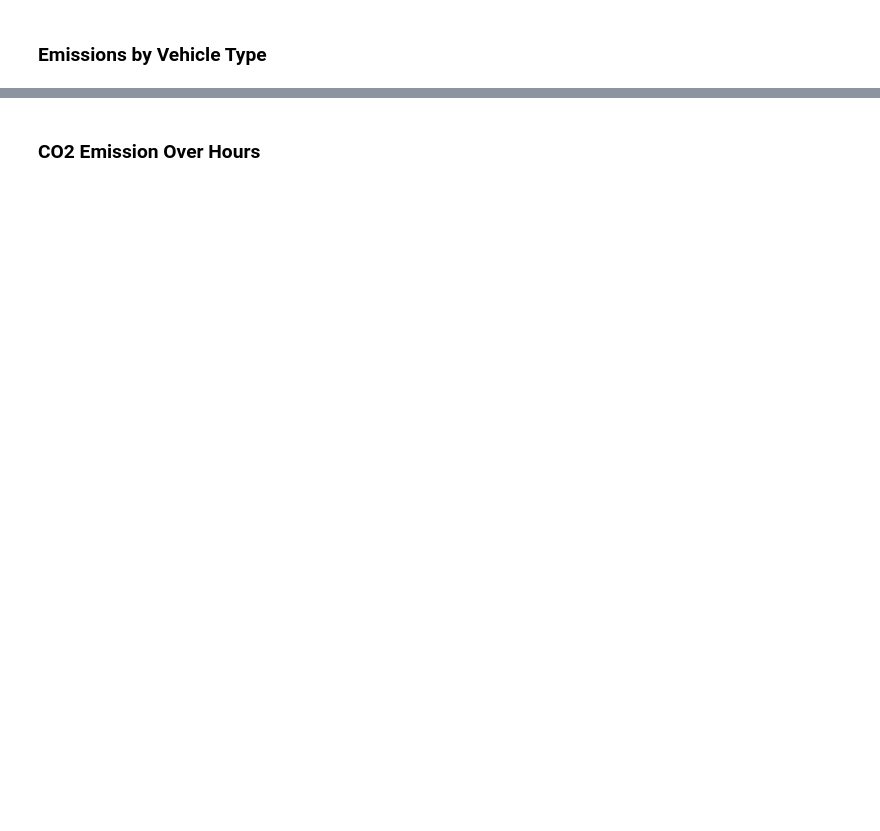
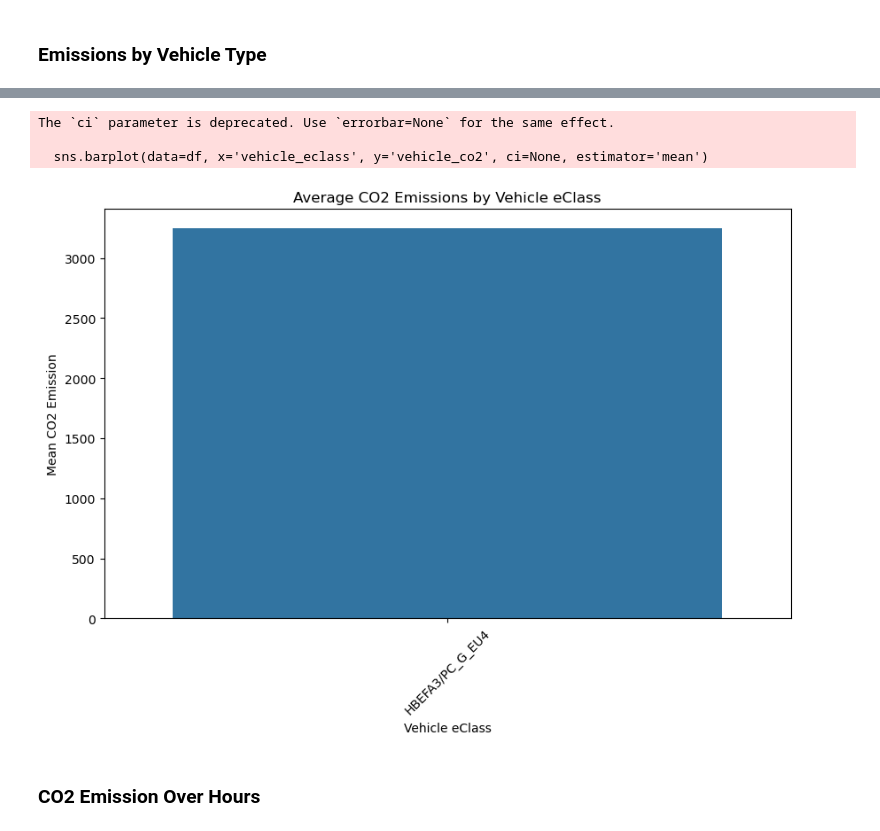
Before and after one commit to Nimanui/Cloud-CAMA, a Jupyter notebook: Cama_Visual_Analysis.ipynb, the cells around one changed output, grey strips where cells are left out. Cells and saved outputs as stored; diff of their text form; code cells hidden in the pictures; blank space fills up the shorter version.

```diff
--- a/Cama_Visual_Analysis.ipynb
+++ b/Cama_Visual_Analysis.ipynb
@@ -107,3 +107,16 @@ The `ci` parameter is deprecated. Use `errorbar=None` for the same effect.
+# %%
+plt.figure(figsize=(10, 6))
+sns.barplot(data=df, x='vehicle_eclass', y='vehicle_co2', ci=None, estimator='mean')
+plt.title('Average CO2 Emissions by Vehicle eClass')
+plt.xlabel('Vehicle eClass')
+plt.ylabel('Mean CO2 Emission')
+plt.xticks(rotation=45)
+plt.show()
+# %% [output]
+The `ci` parameter is deprecated. Use `errorbar=None` for the same effect.
+
+  sns.barplot(data=df, x='vehicle_eclass', y='vehicle_co2', ci=None, estimator='mean')
+[figure, added]
 # %% [markdown]
 ### CO2 Emission Over Hours
 # %%
```
Also changed, not shown: parts of 9 cells of this notebook.
